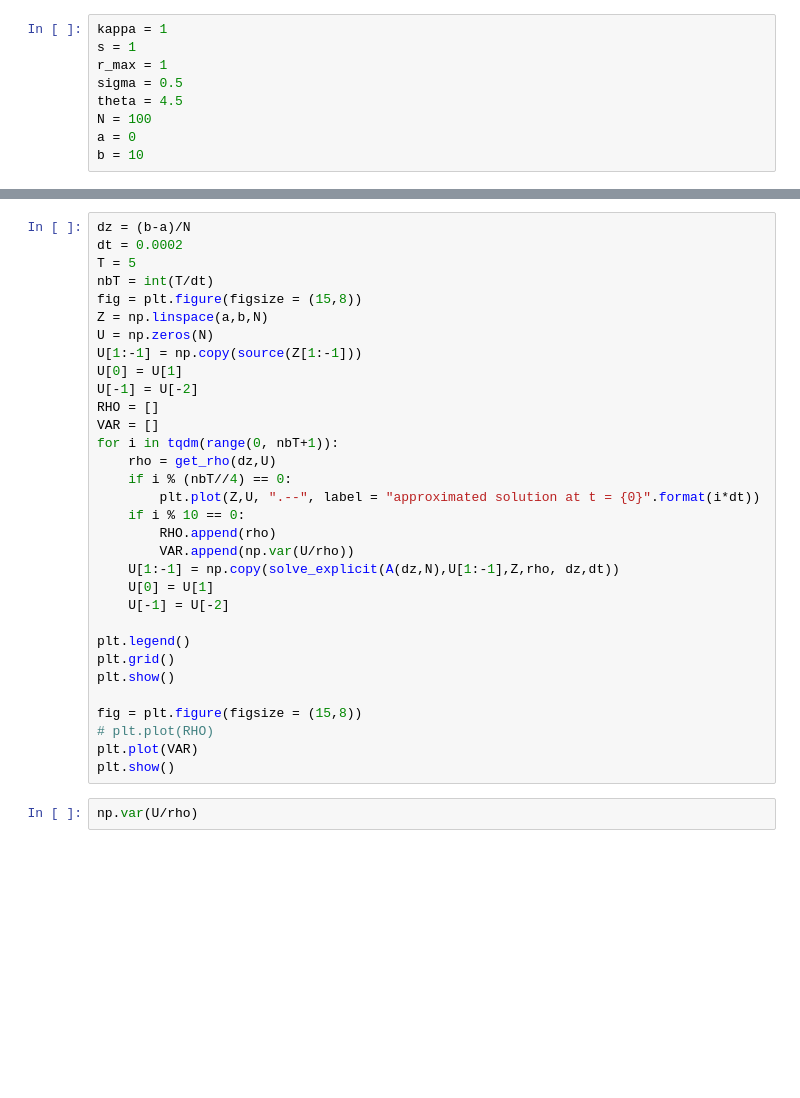
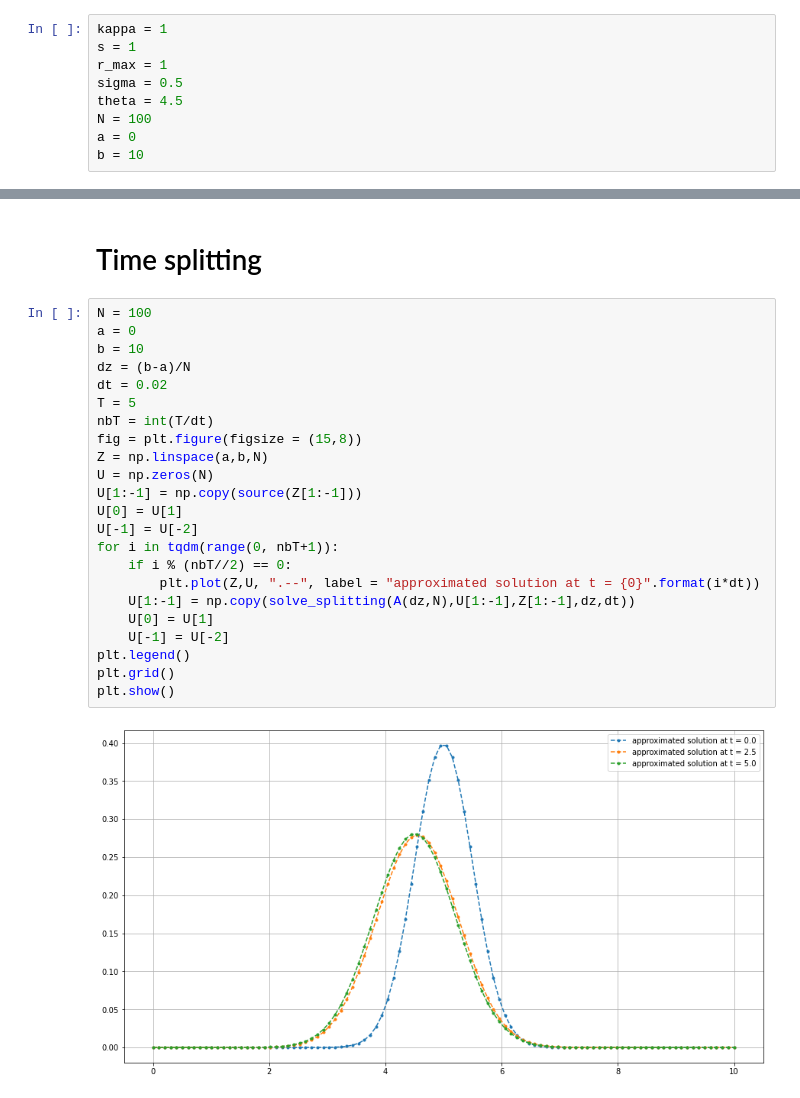
Before and after one commit to pjbenard/Projet_5A_EDP_Bio, a Jupyter notebook: model_1.ipynb, the cells around one changed output, grey strips where cells are left out. Saved outputs shown, nothing was run; the diff lists cells and outputs as text; blank space fills up the shorter version.

```diff
--- a/model_1.ipynb
+++ b/model_1.ipynb
@@ -122,34 +142,27 @@ plt.show()
+# %% [markdown]
+# Time splitting
 # %%
+N = 100
+a = 0
+b = 10
 dz = (b-a)/N
-dt = 0.0002
+dt = 0.02
 T = 5
 nbT = int(T/dt)
 fig = plt.figure(figsize = (15,8))
 Z = np.linspace(a,b,N)
 U = np.zeros(N)
 U[1:-1] = np.copy(source(Z[1:-1]))
 U[0] = U[1]
 U[-1] = U[-2]
-RHO = []
-VAR = []
 for i in tqdm(range(0, nbT+1)):
-    rho = get_rho(dz,U)
-    if i % (nbT//4) == 0:
+    if i % (nbT//2) == 0:
         plt.plot(Z,U, ".--", label = "approximated solution at t = {0}".format(i*dt))
-    if i % 10 == 0:
-        RHO.append(rho)
-        VAR.append(np.var(U/rho))
-    U[1:-1] = np.copy(solve_explicit(A(dz,N),U[1:-1],Z,rho, dz,dt))
+    U[1:-1] = np.copy(solve_splitting(A(dz,N),U[1:-1],Z[1:-1],dz,dt))
     U[0] = U[1]
     U[-1] = U[-2]
-
 plt.legend()
 plt.grid()
 plt.show()
-
-fig = plt.figure(figsize = (15,8))
-# plt.plot(RHO)
-plt.plot(VAR)
-plt.show()
+# %% [output]
+[figure, added]
-# %%
-np.var(U/rho)
```
Also changed, not shown: parts of 10 cells of this notebook.
